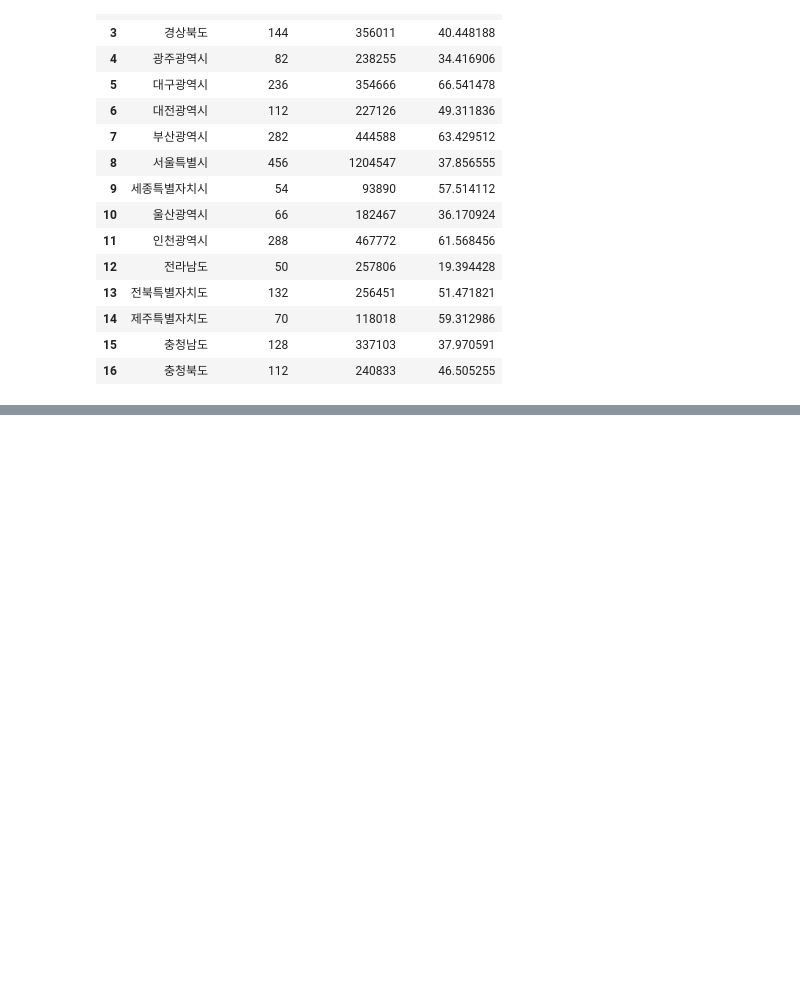
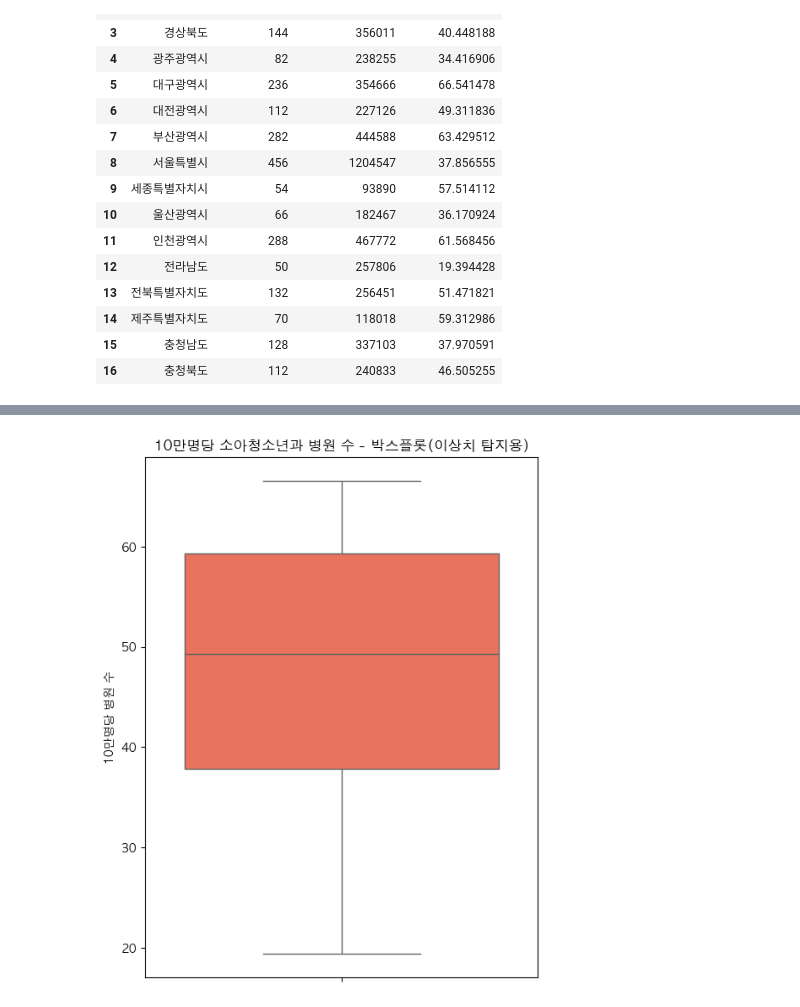
Before and after one commit to 25-SDA-team8/25-SDA-team8, a Jupyter notebook: src/pediatric/EDA.ipynb, the cells around one changed output, grey strips where cells are left out. Drawn from its saved outputs; the diff is of its cells as text; code cells hidden in the pictures; blank space fills up the shorter version.

```diff
--- a/src/pediatric/EDA.ipynb
+++ b/src/pediatric/EDA.ipynb
@@ -46,0 +55,10 @@ ModuleNotFoundError: No module named 'seaborn'
+# %%
+plt.figure(figsize=(6, 8))
+sns.boxplot(y=processed_df['10만명당_병원수'],color = 'tomato')
+
+plt.title('10만명당 소아청소년과 병원 수 - 박스플롯(이상치 탐지용)')
+plt.ylabel('10만명당 병원 수')
+
+plt.show()
+# %% [output]
+[figure, added]
```
Also changed, not shown: parts of 7 cells of this notebook.
